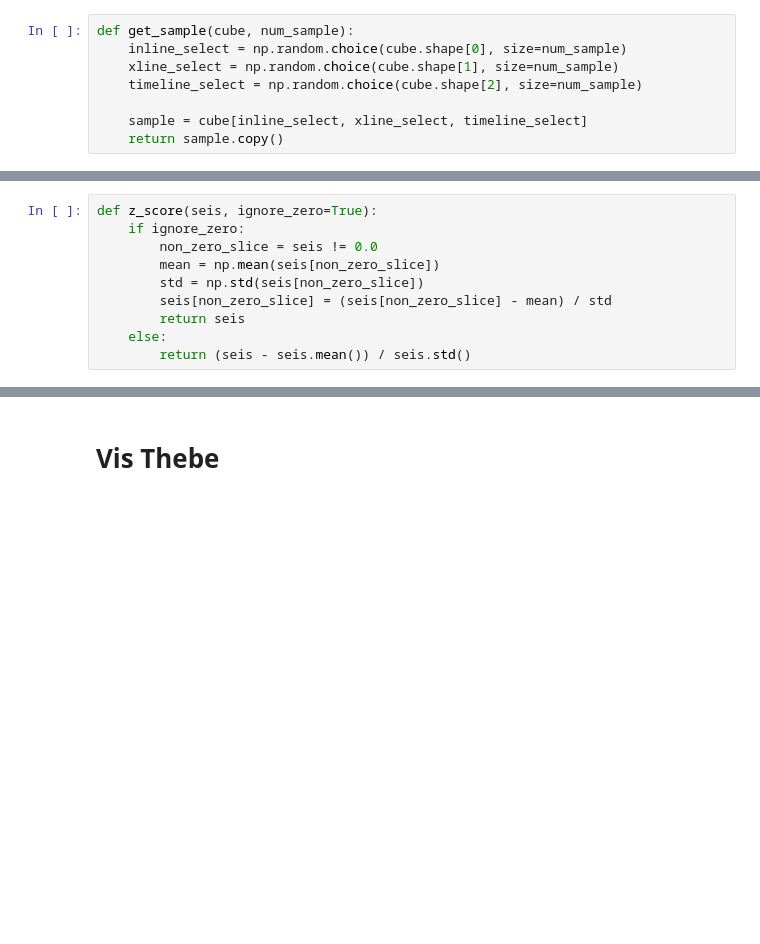
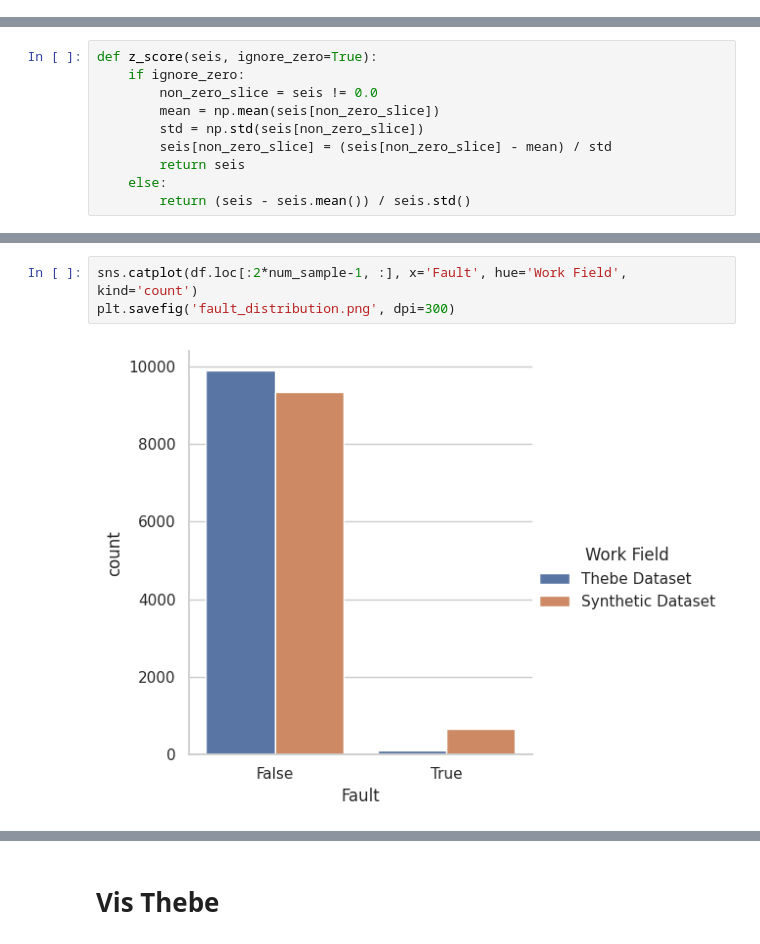
Before and after one commit to zezeze97/Fault_Recong, a Jupyter notebook: temp_vis.ipynb, the cells around one changed output, grey strips where cells are left out. Cells and saved outputs as stored; diff of their text form; blank space fills up the shorter version.

```diff
--- a/temp_vis.ipynb
+++ b/temp_vis.ipynb
@@ -12,8 +10,0 @@ import seaborn as sns
-# %%
-def get_sample(cube, num_sample):
-    inline_select = np.random.choice(cube.shape[0], size=num_sample)
-    xline_select = np.random.choice(cube.shape[1], size=num_sample)
-    timeline_select = np.random.choice(cube.shape[2], size=num_sample)
-
-    sample = cube[inline_select, xline_select, timeline_select]
-    return sample.copy()
@@ -62,0 +70,5 @@ plt.show()
+# %%
+sns.catplot(df.loc[:2*num_sample-1, :], x='Fault', hue='Work Field', kind='count')
+plt.savefig('fault_distribution.png', dpi=300)
+# %% [output]
+[figure, added]
```
Also changed, not shown: parts of 10 cells of this notebook.
